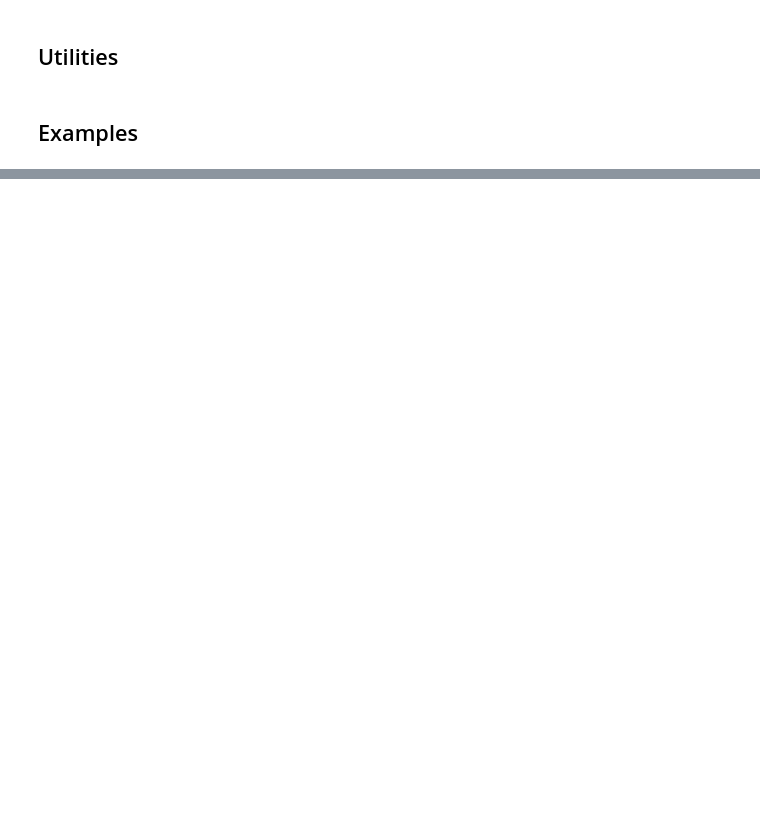
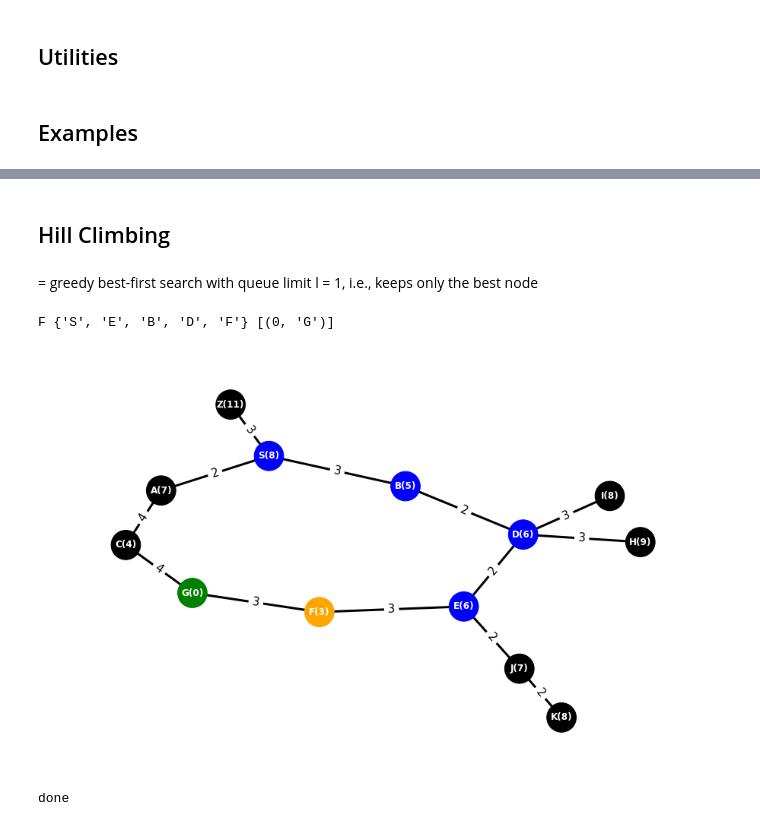
Before and after one commit to ichko/fmi-ai-2122, a Jupyter notebook: week-02.ipynb, the cells around one changed output, grey strips where cells are left out. Saved outputs shown, nothing was run; the diff lists cells and outputs as text; code cells hidden in the pictures; blank space fills up the shorter version.

```diff
--- a/week-02.ipynb
+++ b/week-02.ipynb
@@ -155,0 +259,14 @@ nx
+# %% [markdown]
+## Hill Climbing
+# %% [markdown]
+= greedy best-first search with queue limit l = 1,
+i.e., keeps only the best node
+# %%
+def hill_climbing(g, start, end):
+    beam(g, start, end, 1)
+# %%
+hill_climbing(g, 'S', 'G')
+# %% [output]
+F {'S', 'E', 'B', 'D', 'F'} [(0, 'G')]
+[figure, added]
+done
```
Also changed, not shown: parts of 33 cells of this notebook, 1 other file.
